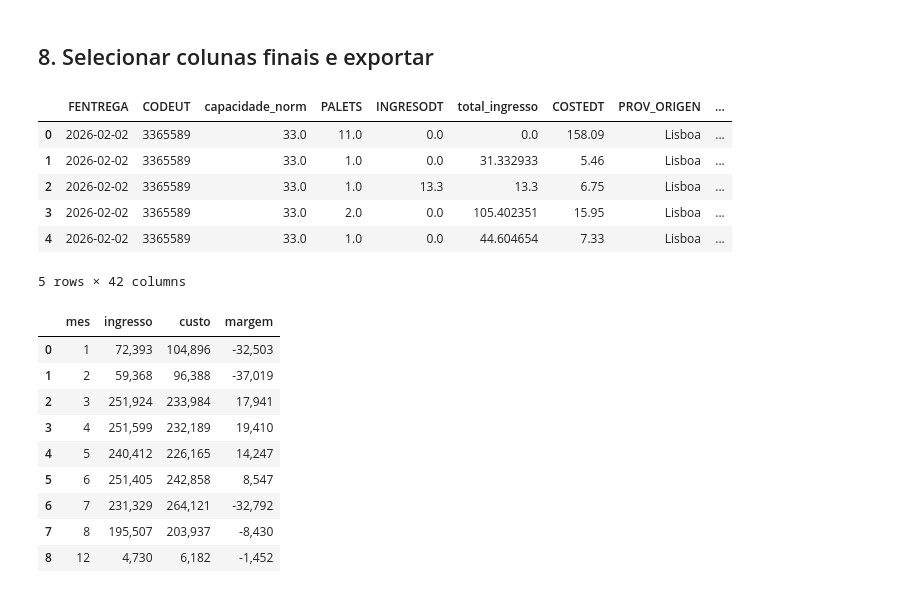
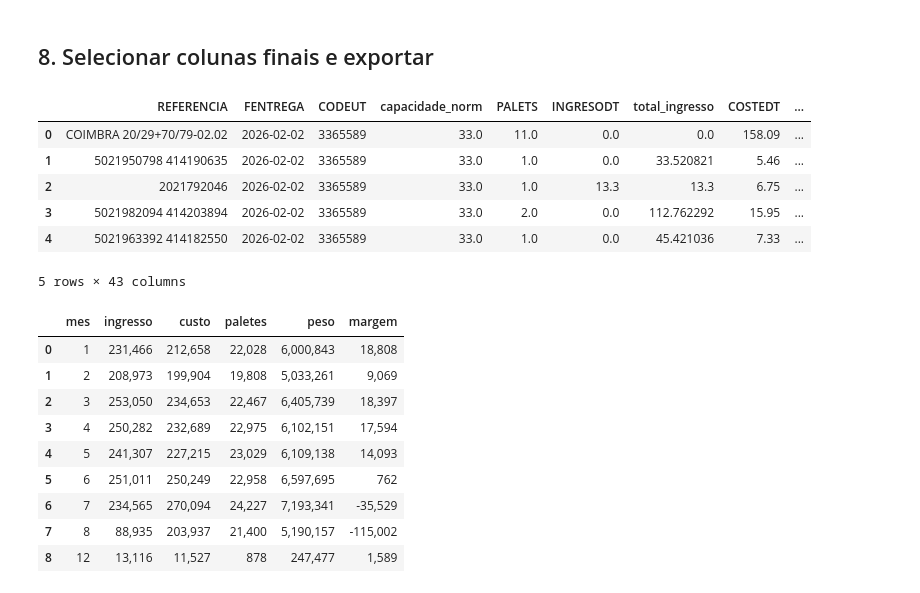
Before and after one commit to ruben-filipe-rocha/Salvesen, a Jupyter notebook: 02.Analise_Financeira/01_Fin_PBI_MAC_excel.ipynb, the cells around one changed output. Drawn from its saved outputs; the diff is of its cells as text; code cells hidden in the pictures.

```diff
--- a/02.Analise_Financeira/01_Fin_PBI_MAC_excel.ipynb
+++ b/02.Analise_Financeira/01_Fin_PBI_MAC_excel.ipynb
@@ -68,8 +68,11 @@ df["CODEUT"] = df["CODEUT"].astype(str)
 # Remover espaços em branco de todas as colunas de texto
 df = df.apply(lambda col: col.str.strip() if col.dtype == "object" else col)
 
-# Filtrar apenas Gestion == "LIS"
-df = df[df["GESTION"] == "LIS"]
+# Filtrar GESTION == "LIS", ou GESTION nulo com PROPIETARIO em CEP/PTG
+df = df[
+    (df["GESTION"] == "LIS")
+    | (df["GESTION"].isna() & df["PROPIETARIO"].isin(["CEP", "PTG"]))
+]
 
 # Datas (após o trim, sem componente de hora)
 df["FCARGA"] = pd.to_datetime(df["FCARGA"], format="%Y%m%d", errors="coerce").dt.date
@@ -213,7 +158,0 @@ Ingressos sem tarifa_base: 19,327
-# %%
-df_danone["ingresso_danone"] = df_danone["JDEKNS"] / 1000 * df_danone["tarifa_base"]
-
-print(f"Linhas com ingresso_danone calculado: {df_danone['ingresso_danone'].notna().sum():,}")
-print(f"Linhas sem ingresso_danone (falta JDEKNS ou tarifa_base): {df_danone['ingresso_danone'].isna().sum():,}")
-
-df_danone[["PCODCL", "tipo_local", "JDEKNS", "tarifa_base", "ingresso_danone"]].head()
@@ -229,6 +159,6 @@ Linhas sem ingresso_danone (falta JDEKNS ou tarifa_base): 19,327
 # %%
-df_danone["DATEXC_data"] = pd.to_datetime(df_danone["DATEXC"], format="%Y%m%d", errors="coerce")
-df_danone["mes"] = df_danone["DATEXC_data"].dt.month
+df_danone["PFEENT"] = pd.to_datetime(df_danone["PFEENT"], format="%Y%m%d", errors="coerce")
+df_danone["mes"] = df_danone["PFEENT"].dt.month
 
 soma_por_mes = (
     df_danone
@@ -281,9 +210,14 @@ df_ingresso_danone = df_danone[["PREFPE", "PFEENT", "ingresso_danone"]].copy()
 # os dois códigos colados no mesmo formato ("5021758091     413963878"),
 # por isso a chave de correspondência tem de ficar igual dos dois lados.
 df_ingresso_danone["PREFPE"] = df_ingresso_danone["PREFPE"].astype("string").str.strip()
-df_ingresso_danone["PFEENT"] = pd.to_datetime(
-    df_ingresso_danone["PFEENT"].astype("string").str.strip(), format="%Y%m%d", errors="coerce"
-)
+
+# PFEENT pode já vir como data (Timestamp) ou como texto "AAAAMMDD", consoante a fonte.
+if pd.api.types.is_datetime64_any_dtype(df_ingresso_danone["PFEENT"]):
+    df_ingresso_danone["PFEENT"] = pd.to_datetime(df_ingresso_danone["PFEENT"])
+else:
+    df_ingresso_danone["PFEENT"] = pd.to_datetime(
+        df_ingresso_danone["PFEENT"].astype("string").str.strip(), format="%Y%m%d", errors="coerce"
+    )
 
 df_ingresso_danone = (
     df_ingresso_danone
@@ -531,7 +455,7 @@ df.head()
 ## 8. Selecionar colunas finais e exportar
 # %%
 colunas_finais = [
-    "FENTREGA", "CODEUT", "capacidade_norm", "PALETS", "INGRESODT", "total_ingresso", "COSTEDT",
+    "REFERENCIA", "FENTREGA", "CODEUT", "capacidade_norm", "PALETS", "INGRESODT", "total_ingresso", "COSTEDT",
     "PROV_ORIGEN", "LOCORIGEN", "PROV_DESTINO", "LOCDESTINO", "CPOSTAL", "CPOSTAD",
     "longitude_origem", "latitude_origem", "longitude_destino", "latitude_destino",
     "TRANSPORTISTA", "week_day", "week_number", "mes", "mes_nome", "data",
@@ -544,40 +468,42 @@ colunas_finais = [
 df_sel = df[colunas_finais].copy()
 df_sel.head()
 # %% [output]
-|  | FENTREGA | CODEUT | capacidade_norm | PALETS | INGRESODT | total_ingresso | COSTEDT | PROV_ORIGEN | ... |
-| 0 | 2026-02-02 | 3365589 | 33.0 | 11.0 | 0.0 | 0.0 | 158.09 | Lisboa | ... |
-| 1 | 2026-02-02 | 3365589 | 33.0 | 1.0 | 0.0 | 31.332933 | 5.46 | Lisboa | ... |
-| 2 | 2026-02-02 | 3365589 | 33.0 | 1.0 | 13.3 | 13.3 | 6.75 | Lisboa | ... |
-| 3 | 2026-02-02 | 3365589 | 33.0 | 2.0 | 0.0 | 105.402351 | 15.95 | Lisboa | ... |
-| 4 | 2026-02-02 | 3365589 | 33.0 | 1.0 | 0.0 | 44.604654 | 7.33 | Lisboa | ... |
+|  | REFERENCIA | FENTREGA | CODEUT | capacidade_norm | PALETS | INGRESODT | total_ingresso | COSTEDT | ... |
+| 0 | COIMBRA 20/29+70/79-02.02 | 2026-02-02 | 3365589 | 33.0 | 11.0 | 0.0 | 0.0 | 158.09 | ... |
+| 1 | 5021950798 414190635 | 2026-02-02 | 3365589 | 33.0 | 1.0 | 0.0 | 33.520821 | 5.46 | ... |
+| 2 | 2021792046 | 2026-02-02 | 3365589 | 33.0 | 1.0 | 13.3 | 13.3 | 6.75 | ... |
+| 3 | 5021982094 414203894 | 2026-02-02 | 3365589 | 33.0 | 2.0 | 0.0 | 112.762292 | 15.95 | ... |
+| 4 | 5021963392 414182550 | 2026-02-02 | 3365589 | 33.0 | 1.0 | 0.0 | 45.421036 | 7.33 | ... |
-5 rows × 42 columns
+5 rows × 43 columns
 # %%
 resumo_danone_mes = (
     df[df["CODACT"].isin(["011", "013", "311"])]
     .groupby("mes")
     .agg(
         ingresso=("total_ingresso", "sum"),
         custo=("COSTEDT", "sum"),
+        paletes=("PALETS", "sum"),
+        peso=("PESO_BRUTO", "sum"),
     )
     .reset_index()
 )
 resumo_danone_mes["margem"] = resumo_danone_mes["ingresso"] - resumo_danone_mes["custo"]
 
-for coluna in ["ingresso", "custo", "margem"]:
+for coluna in ["ingresso", "custo", "margem", "paletes", "peso"]:
     resumo_danone_mes[coluna] = resumo_danone_mes[coluna].round(0).map("{:,.0f}".format)
 
 resumo_danone_mes
 # %% [output]
-|  | mes | ingresso | custo | margem |
-| 0 | 1 | 72,393 | 104,896 | -32,503 |
-| 1 | 2 | 59,368 | 96,388 | -37,019 |
-| 2 | 3 | 251,924 | 233,984 | 17,941 |
-| 3 | 4 | 251,599 | 232,189 | 19,410 |
-| 4 | 5 | 240,412 | 226,165 | 14,247 |
-| 5 | 6 | 251,405 | 242,858 | 8,547 |
-| 6 | 7 | 231,329 | 264,121 | -32,792 |
-| 7 | 8 | 195,507 | 203,937 | -8,430 |
-| 8 | 12 | 4,730 | 6,182 | -1,452 |
+|  | mes | ingresso | custo | paletes | peso | margem |
+| 0 | 1 | 231,466 | 212,658 | 22,028 | 6,000,843 | 18,808 |
+| 1 | 2 | 208,973 | 199,904 | 19,808 | 5,033,261 | 9,069 |
+| 2 | 3 | 253,050 | 234,653 | 22,467 | 6,405,739 | 18,397 |
+| 3 | 4 | 250,282 | 232,689 | 22,975 | 6,102,151 | 17,594 |
+| 4 | 5 | 241,307 | 227,215 | 23,029 | 6,109,138 | 14,093 |
+| 5 | 6 | 251,011 | 250,249 | 22,958 | 6,597,695 | 762 |
+| 6 | 7 | 234,565 | 270,094 | 24,227 | 7,193,341 | -35,529 |
+| 7 | 8 | 88,935 | 203,937 | 21,400 | 5,190,157 | -115,002 |
+| 8 | 12 | 13,116 | 11,527 | 878 | 247,477 | 1,589 |
 # %%
 cliente_por_entrega = (
     df_danone
```
Also changed, not shown: parts of 20 cells of this notebook.
